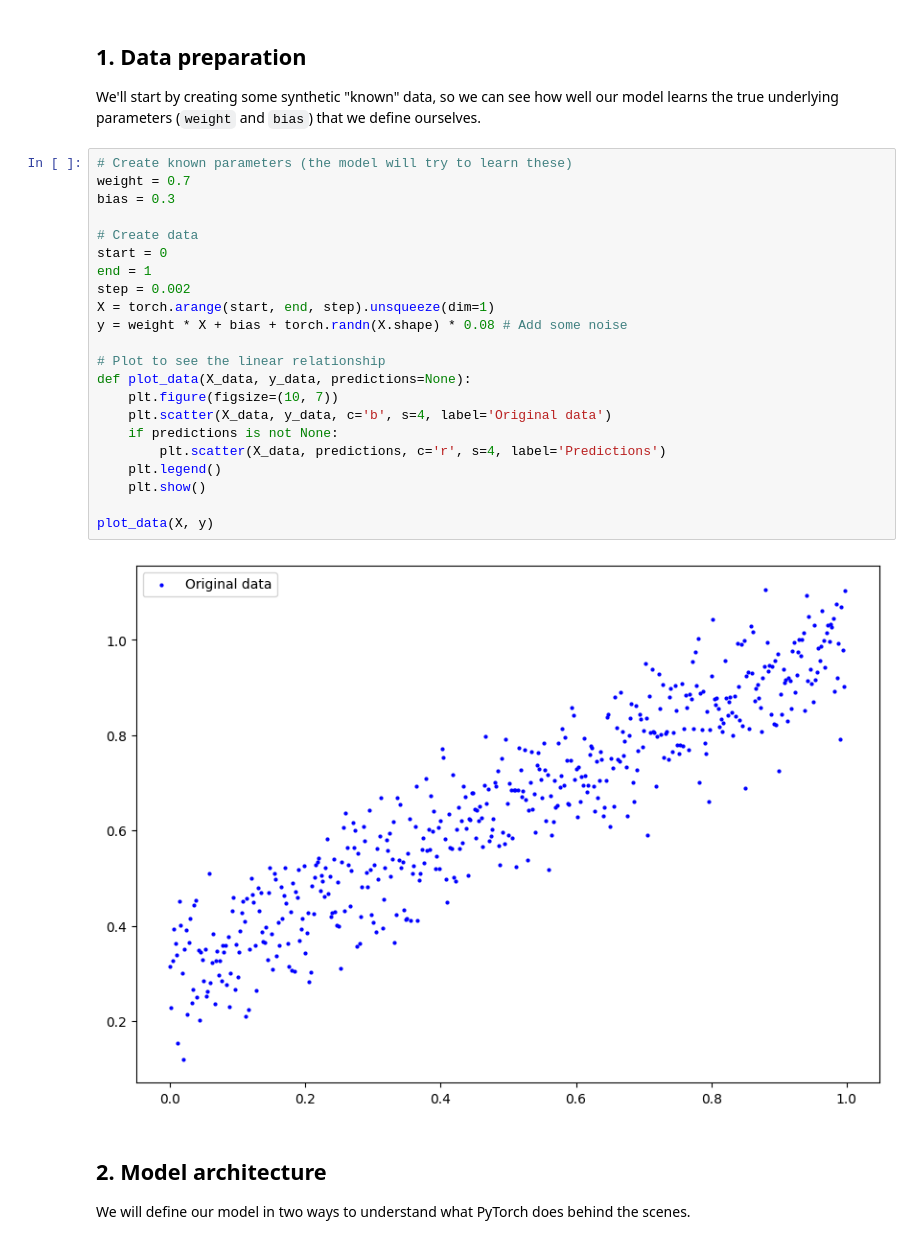
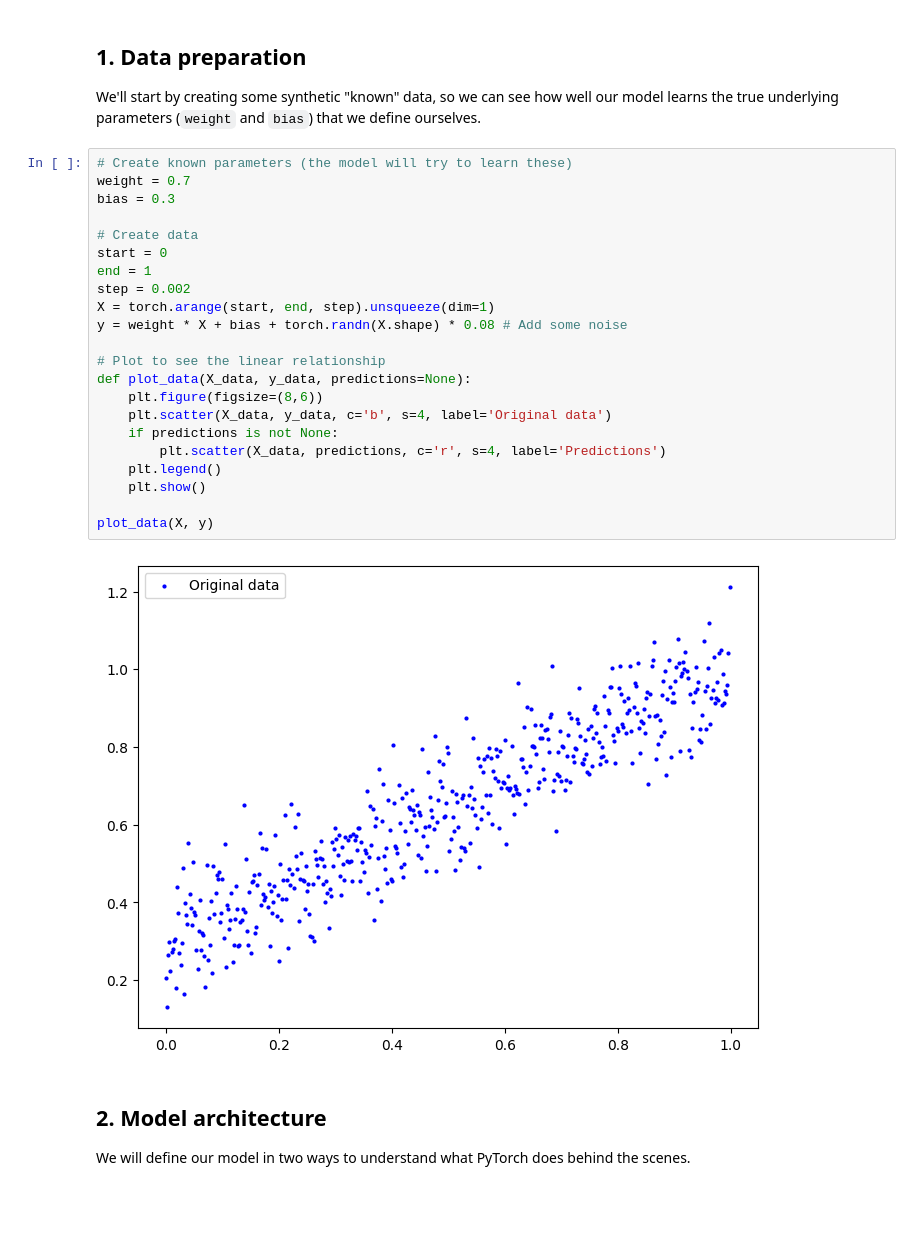
Before and after one commit to anibalrojosan/pytorch-toolkit, a Jupyter notebook: notebooks/linear_regression/linear_regression.ipynb, the cells around one changed output. Drawn from its saved outputs; the diff is of its cells as text; blank space fills up the shorter version.

```diff
--- a/notebooks/linear_regression/linear_regression.ipynb
+++ b/notebooks/linear_regression/linear_regression.ipynb
@@ -23,27 +23,27 @@ We'll start by creating some synthetic "known" data, so we can see how well our
 # %%
 # Create known parameters (the model will try to learn these)
 weight = 0.7
 bias = 0.3
 
 # Create data
 start = 0
 end = 1
 step = 0.002
 X = torch.arange(start, end, step).unsqueeze(dim=1)
 y = weight * X + bias + torch.randn(X.shape) * 0.08 # Add some noise
 
 # Plot to see the linear relationship
 def plot_data(X_data, y_data, predictions=None):
-    plt.figure(figsize=(10, 7))
+    plt.figure(figsize=(8,6))
     plt.scatter(X_data, y_data, c='b', s=4, label='Original data')
     if predictions is not None:
         plt.scatter(X_data, predictions, c='r', s=4, label='Predictions')
     plt.legend()
     plt.show()
 
 plot_data(X, y)
 # %% [output]
-[figure, old version]
+[figure, new version]
 # %% [markdown]
 ## 2. Model architecture
 We will define our model in two ways to understand what PyTorch does behind the scenes.
```
